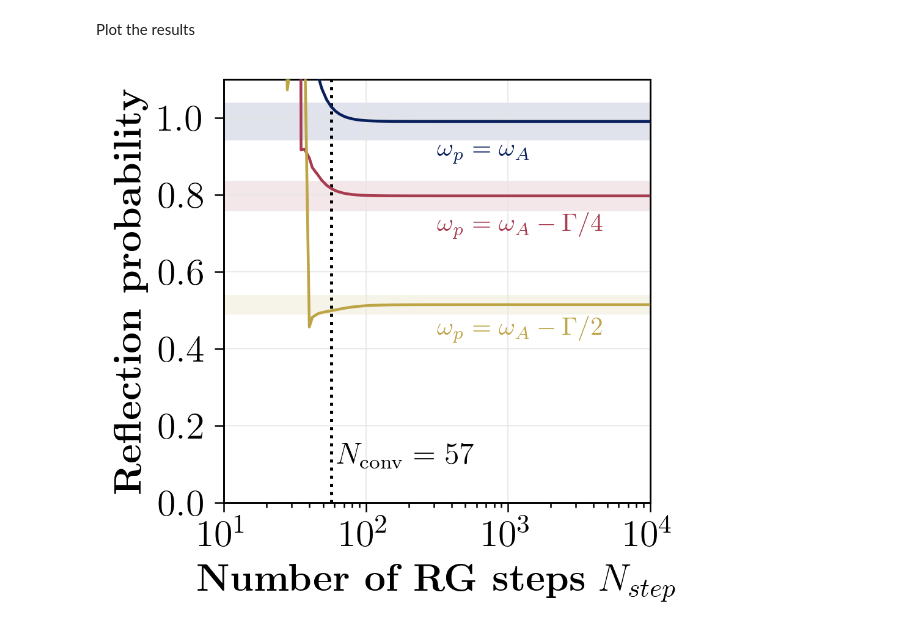
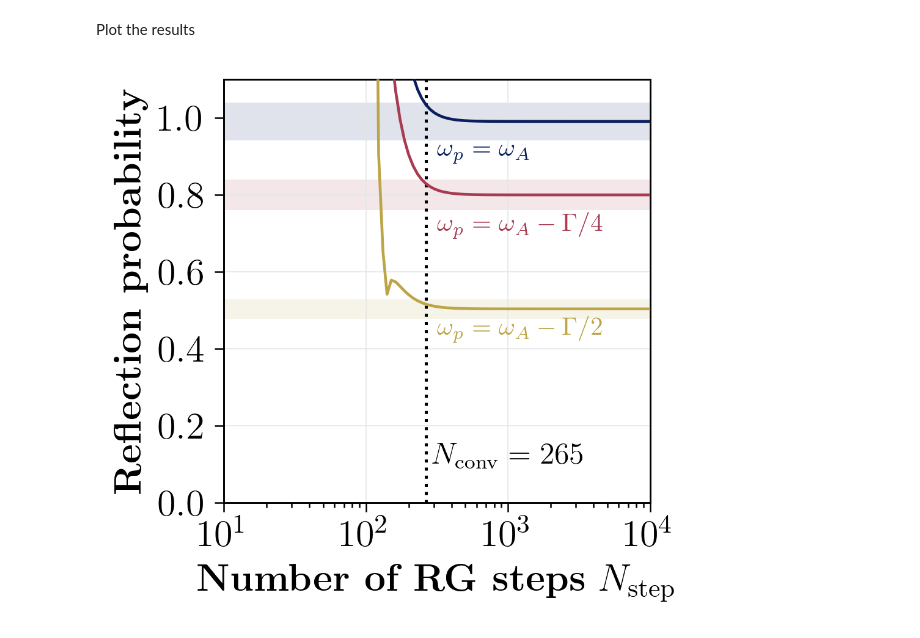
Before and after one commit to rpiron/waveguide-qed-simulator, a Jupyter notebook: single_photon_renormalization/notebooks/reflection_vs_rgstep_results.ipynb, the cells around one changed output. Cells and saved outputs as stored; diff of their text form; code cells hidden in the pictures.

```diff
--- a/single_photon_renormalization/notebooks/reflection_vs_rgstep_results.ipynb
+++ b/single_photon_renormalization/notebooks/reflection_vs_rgstep_results.ipynb
@@ -79,7 +79,7 @@ Running frequency window number  3  out of  3
 # %% [markdown]
 Recover the data
 # %%
-index_experiment = 3
+index_experiment = 1
 
 file_data = f"../results/csv_files/reflection_vs_rgstep_{index_experiment}.csv"
 df = pd.read_csv(file_data)
@@ -139,36 +139,36 @@ ax.text(
 )
 
 # Labels and limits
-ax.set_xlabel(r'\textbf{Number of RG steps} $N_{step}$', fontsize=10)
+ax.set_xlabel(r'\textbf{Number of RG steps} $N_{\rm step}$', fontsize=10)
 ax.set_ylabel(r'\textbf{Reflection probability}', fontsize=10)
 ax.set_xscale("log")
 ax.set_xlim(1e1,1e4)
 ax.set_xticks([1e1,1e2,1e3,1e4])
 ax.set_ylim(0,1.1)
 ax.grid(color='0.9', linestyle='-', linewidth=0.4)
 
 # Indicate frequency of the photons
 for label_pos, lab, col in zip(label_pos, labels, colors):
 
     ax.text(
         0.5,
         label_pos,
         lab,
         color=col,
         fontsize=10,
         va='center',
         ha='left',
         transform=ax.get_yaxis_transform()
     )
 
 #font size
 for item in [ax.xaxis.label, ax.yaxis.label]:
     item.set_fontsize(15)
 
 for item in (ax.get_xticklabels() + ax.get_yticklabels()):
     item.set_fontsize(15)
 
 plt.savefig("../results/fig/experiment_convergence_RG_step_"+str(index_experiment)+".pdf", bbox_inches="tight")
 plt.show()
 # %% [output]
-[figure, old version]
+[figure, new version]
```
Also changed, not shown: 7 other files.
